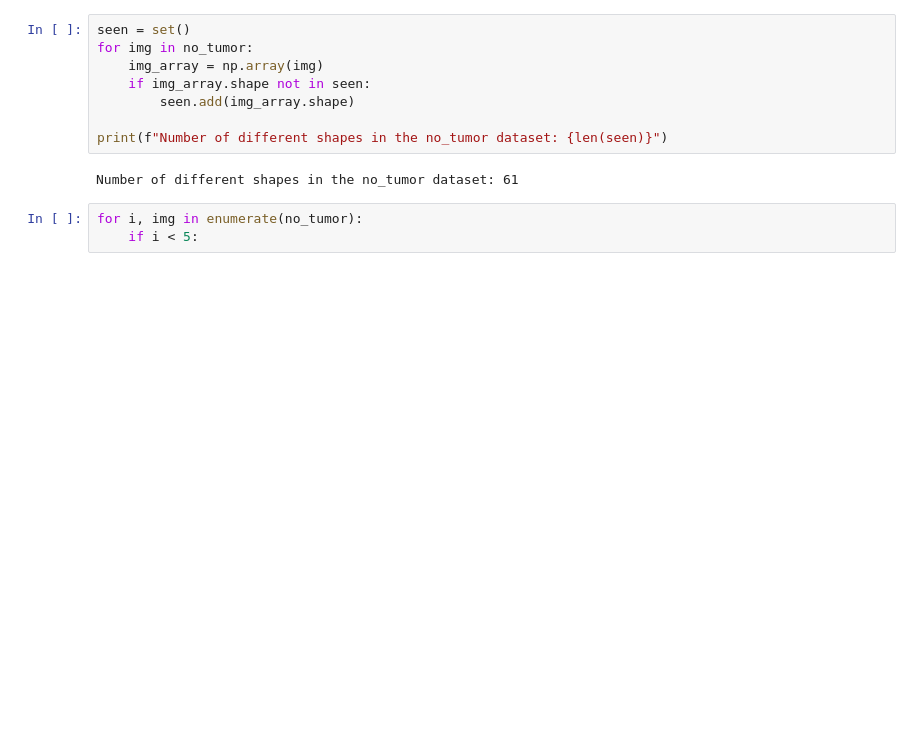
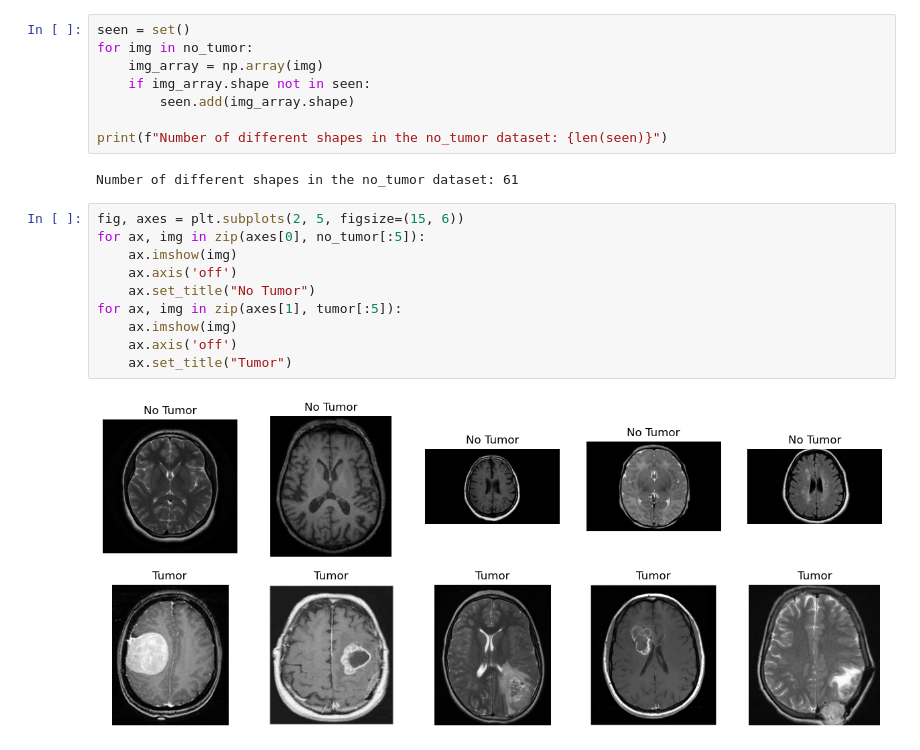
Before and after one commit to VladDumitru22/brain-tumor-detection, a Jupyter notebook: notebooks/01_data_inspect.ipynb, the cells around one changed output. Cells and saved outputs as stored; diff of their text form; blank space fills up the shorter version.

Commit message:
Implemented images display dor the dataset

```diff
--- a/notebooks/01_data_inspect.ipynb
+++ b/notebooks/01_data_inspect.ipynb
@@ -40,5 +40,14 @@ print(f"Number of different shapes in the no_tumor dataset: {len(seen)}")
 # %% [output]
 Number of different shapes in the no_tumor dataset: 61
 # %%
-for i, img in enumerate(no_tumor):
-    if i < 5:
+fig, axes = plt.subplots(2, 5, figsize=(15, 6))
+for ax, img in zip(axes[0], no_tumor[:5]):
+    ax.imshow(img)
+    ax.axis('off')
+    ax.set_title("No Tumor")
+for ax, img in zip(axes[1], tumor[:5]):
+    ax.imshow(img)
+    ax.axis('off')
+    ax.set_title("Tumor")
+# %% [output]
+[figure, added]
```
